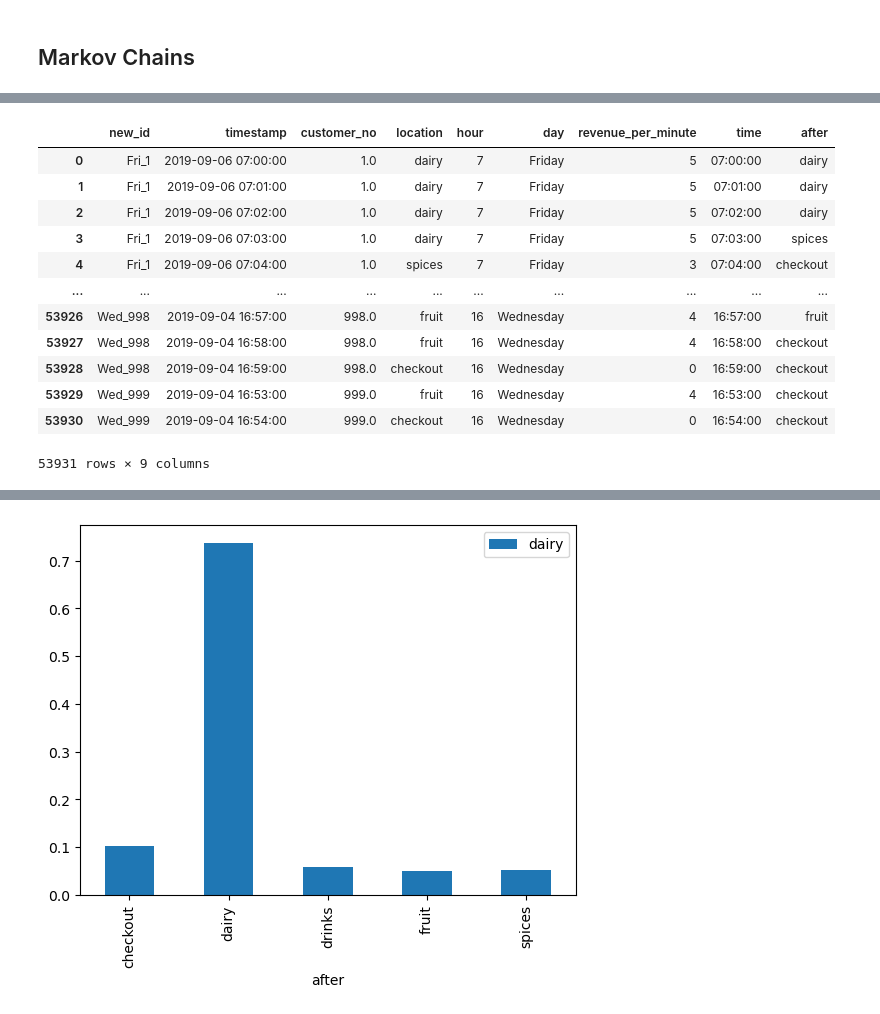
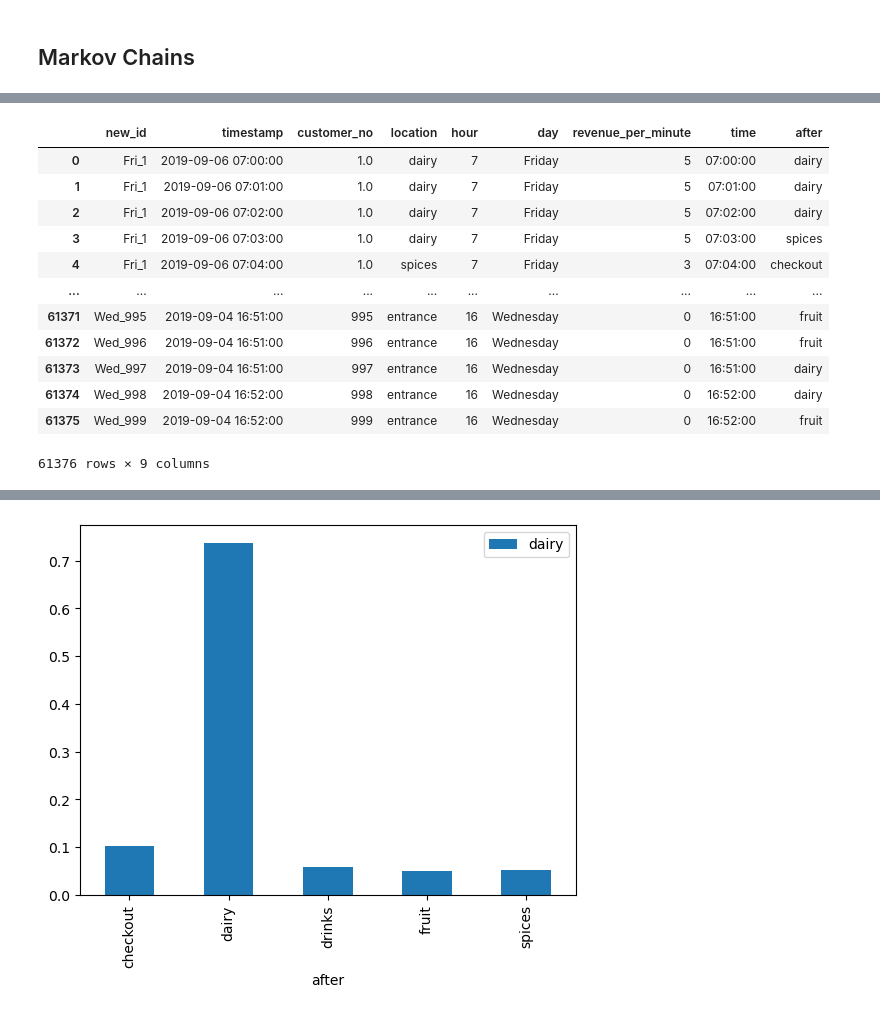
Before and after one commit to shindesimantini6/Super-Class-Simulator, a Jupyter notebook: all_data_project.ipynb, the cells around one changed output, grey strips where cells are left out. Saved outputs shown, nothing was run; the diff lists cells and outputs as text; code cells hidden in the pictures.

Commit message:
Added the entrance rows and did the probabilities

```diff
--- a/all_data_project.ipynb
+++ b/all_data_project.ipynb
@@ -50,6 +50,6 @@ friday.csv    monday.csv    thursday.csv  tuesday.csv   wednesday.csv
 # %%
-FILES = os.listdir(path=".")#package os works as a command line
-
+FILES = os.listdir(path="./data")#package os works as a command line
+FILES
 
 df_all = load_and_combining(FILES)
 df_all
@@ -531,3 +531,13 @@ fig.update_layout(legend=dict(yanchor="top", y=0.95, xanchor="left", x=0.01))
 fig.show()
 # %% [markdown]
 ## Markov Chains
+# %%
+df_entrance = df_all.groupby(["new_id"])["timestamp"].min().apply(lambda x: x + timedelta(minutes=-1)).reset_index(name = "timestamp")
+df_entrance["location"] = "entrance"
+df_entrance["customer_no"] = df_entrance["new_id"].str.split("_").str[1]
+df_entrance["hour"] = df_entrance["timestamp"].dt.hour
+df_entrance["time"] = df_entrance["timestamp"].dt.time
+df_entrance["day"] = df_entrance["timestamp"].dt.day_name()
+# %%
+df_entrance['revenue_per_minute'] = 'NA'
+df_entrance.loc[(df_entrance['location'] == 'entrance'), 'revenue_per_minute'] = 0
@@ -534,17 +560,20 @@ fig.show()
+# %%
+# Combine the entrance with the rest
+df_all = pd.concat([df_all, df_entrance], ignore_index=True)
 # %%
-df_all['after'] = df_all.groupby('new_id')['location'].shift(-1).fillna('checkout')
+df_all["after"] = df_all.sort_values(["timestamp", "new_id"], ascending=True).groupby('new_id')['location'].shift(-1).fillna('checkout')
 df_all
 # %% [output]
 |  | new_id | timestamp | customer_no | location | hour | day | revenue_per_minute | time | after |
 | 0 | Fri_1 | 2019-09-06 07:00:00 | 1.0 | dairy | 7 | Friday | 5 | 07:00:00 | dairy |
 | 1 | Fri_1 | 2019-09-06 07:01:00 | 1.0 | dairy | 7 | Friday | 5 | 07:01:00 | dairy |
 | 2 | Fri_1 | 2019-09-06 07:02:00 | 1.0 | dairy | 7 | Friday | 5 | 07:02:00 | dairy |
 | 3 | Fri_1 | 2019-09-06 07:03:00 | 1.0 | dairy | 7 | Friday | 5 | 07:03:00 | spices |
 | 4 | Fri_1 | 2019-09-06 07:04:00 | 1.0 | spices | 7 | Friday | 3 | 07:04:00 | checkout |
 | ... | ... | ... | ... | ... | ... | ... | ... | ... | ... |
-| 53926 | Wed_998 | 2019-09-04 16:57:00 | 998.0 | fruit | 16 | Wednesday | 4 | 16:57:00 | fruit |
-| 53927 | Wed_998 | 2019-09-04 16:58:00 | 998.0 | fruit | 16 | Wednesday | 4 | 16:58:00 | checkout |
-| 53928 | Wed_998 | 2019-09-04 16:59:00 | 998.0 | checkout | 16 | Wednesday | 0 | 16:59:00 | checkout |
-| 53929 | Wed_999 | 2019-09-04 16:53:00 | 999.0 | fruit | 16 | Wednesday | 4 | 16:53:00 | checkout |
-| 53930 | Wed_999 | 2019-09-04 16:54:00 | 999.0 | checkout | 16 | Wednesday | 0 | 16:54:00 | checkout |
+| 61371 | Wed_995 | 2019-09-04 16:51:00 | 995 | entrance | 16 | Wednesday | 0 | 16:51:00 | fruit |
+| 61372 | Wed_996 | 2019-09-04 16:51:00 | 996 | entrance | 16 | Wednesday | 0 | 16:51:00 | fruit |
+| 61373 | Wed_997 | 2019-09-04 16:51:00 | 997 | entrance | 16 | Wednesday | 0 | 16:51:00 | dairy |
+| 61374 | Wed_998 | 2019-09-04 16:52:00 | 998 | entrance | 16 | Wednesday | 0 | 16:52:00 | dairy |
+| 61375 | Wed_999 | 2019-09-04 16:52:00 | 999 | entrance | 16 | Wednesday | 0 | 16:52:00 | fruit |
-53931 rows × 9 columns
+61376 rows × 9 columns
```
Also changed, not shown: parts of 18 cells of this notebook.
